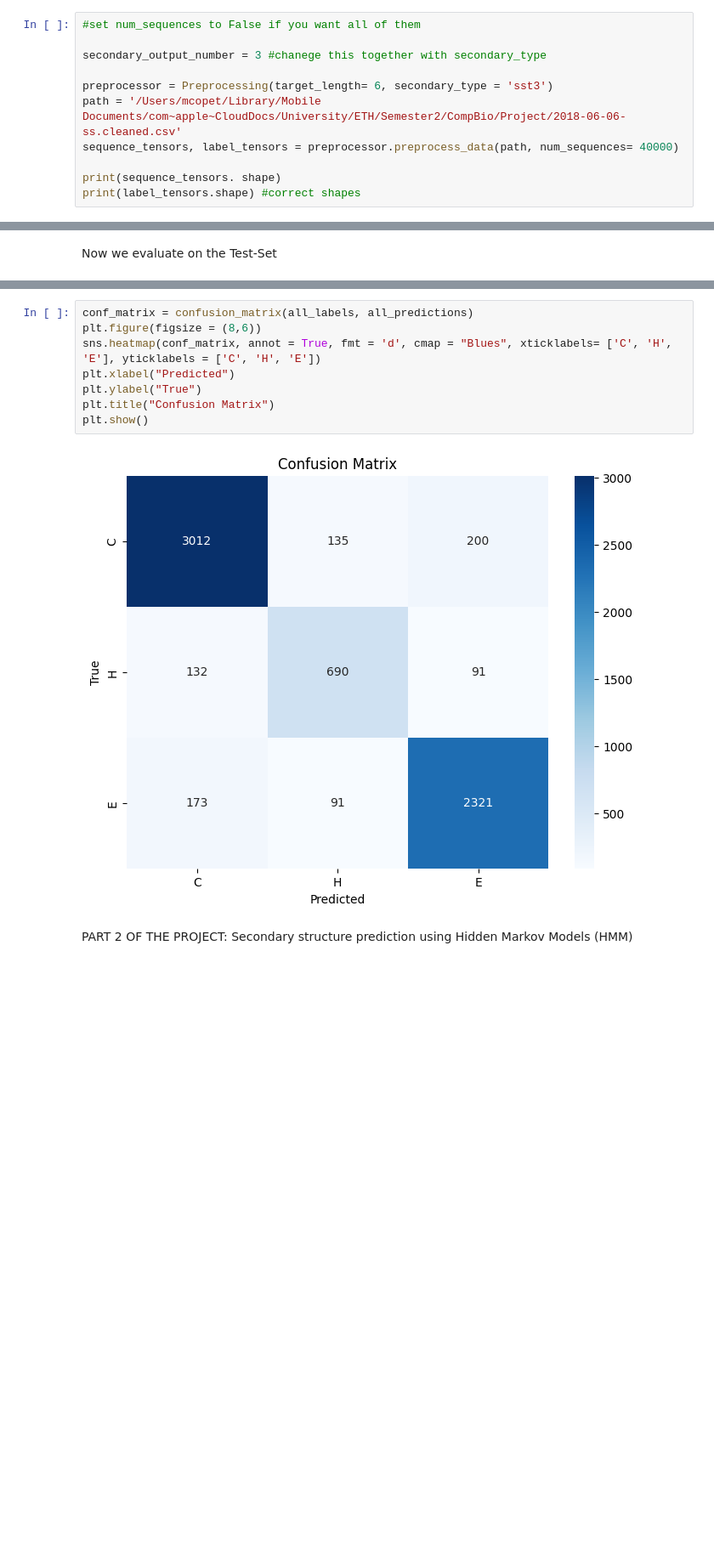
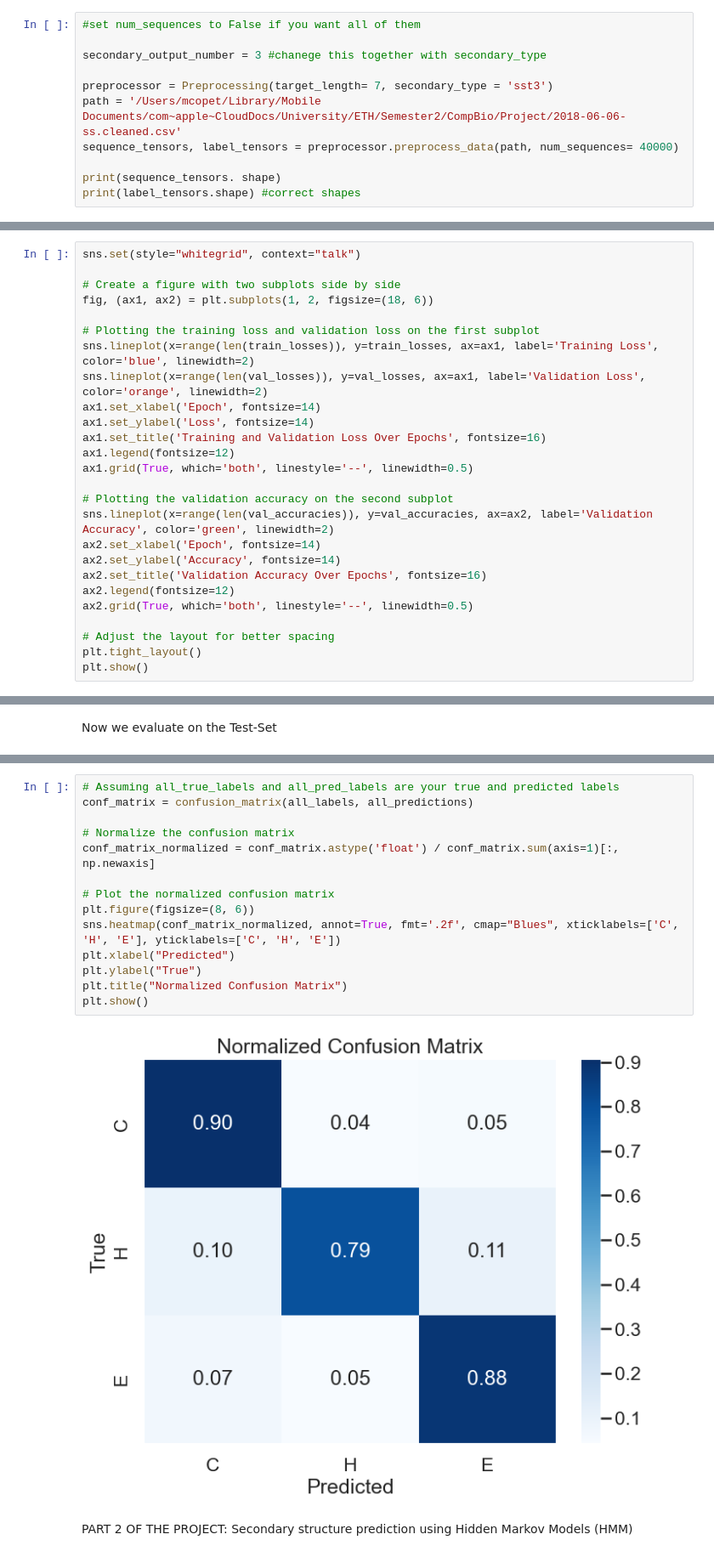
Before and after one commit to Mickelbergo/CB_Project, a Jupyter notebook: main.ipynb, the cells around one changed output, grey strips where cells are left out. Shown at 85% size. Cells and saved outputs as stored; diff of their text form; blank space fills up the shorter version.

```diff
--- a/main.ipynb
+++ b/main.ipynb
@@ -159,7 +123,7 @@ Now we run our preprocessing, at initialization we choose a target length. At th
 
 secondary_output_number = 3 #chanege this together with secondary_type
 
-preprocessor = Preprocessing(target_length= 6, secondary_type = 'sst3')
+preprocessor = Preprocessing(target_length= 7, secondary_type = 'sst3')
 path = '/Users/mcopet/Library/Mobile Documents/com~apple~CloudDocs/University/ETH/Semester2/CompBio/Project/2018-06-06-ss.cleaned.csv'
 sequence_tensors, label_tensors = preprocessor.preprocess_data(path, num_sequences= 40000)
 
@@ -340 +305,27 @@ Epoch [180/200], Training Loss: 0.1357, Training Accuracy: 0.9574, Validation Lo
 KeyboardInterrupt:
+# %%
+sns.set(style="whitegrid", context="talk")
+
+# Create a figure with two subplots side by side
+fig, (ax1, ax2) = plt.subplots(1, 2, figsize=(18, 6))
+
+# Plotting the training loss and validation loss on the first subplot
+sns.lineplot(x=range(len(train_losses)), y=train_losses, ax=ax1, label='Training Loss', color='blue', linewidth=2)
+sns.lineplot(x=range(len(val_losses)), y=val_losses, ax=ax1, label='Validation Loss', color='orange', linewidth=2)
+ax1.set_xlabel('Epoch', fontsize=14)
+ax1.set_ylabel('Loss', fontsize=14)
+ax1.set_title('Training and Validation Loss Over Epochs', fontsize=16)
+ax1.legend(fontsize=12)
+ax1.grid(True, which='both', linestyle='--', linewidth=0.5)
+
+# Plotting the validation accuracy on the second subplot
+sns.lineplot(x=range(len(val_accuracies)), y=val_accuracies, ax=ax2, label='Validation Accuracy', color='green', linewidth=2)
+ax2.set_xlabel('Epoch', fontsize=14)
+ax2.set_ylabel('Accuracy', fontsize=14)
+ax2.set_title('Validation Accuracy Over Epochs', fontsize=16)
+ax2.legend(fontsize=12)
+ax2.grid(True, which='both', linestyle='--', linewidth=0.5)
+
+# Adjust the layout for better spacing
+plt.tight_layout()
+plt.show()
@@ -395,13 +399,19 @@ Test Accuracy: 0.8799123447772096
 # %%
+# Assuming all_true_labels and all_pred_labels are your true and predicted labels
 conf_matrix = confusion_matrix(all_labels, all_predictions)
-plt.figure(figsize = (8,6))
-sns.heatmap(conf_matrix, annot = True, fmt = 'd', cmap = "Blues", xticklabels= ['C', 'H', 'E'], yticklabels = ['C', 'H', 'E'])
+
+# Normalize the confusion matrix
+conf_matrix_normalized = conf_matrix.astype('float') / conf_matrix.sum(axis=1)[:, np.newaxis]
+
+# Plot the normalized confusion matrix
+plt.figure(figsize=(8, 6))
+sns.heatmap(conf_matrix_normalized, annot=True, fmt='.2f', cmap="Blues", xticklabels=['C', 'H', 'E'], yticklabels=['C', 'H', 'E'])
 plt.xlabel("Predicted")
 plt.ylabel("True")
-plt.title("Confusion Matrix")
+plt.title("Normalized Confusion Matrix")
 plt.show()
 # %% [output]
-[figure, old version]
+[figure, new version]
 # %% [markdown]
 PART 2 OF THE PROJECT: Secondary structure prediction using Hidden Markov Models (HMM)
 # %%
```
Also changed, not shown: parts of 16 cells of this notebook, 1 other file.
